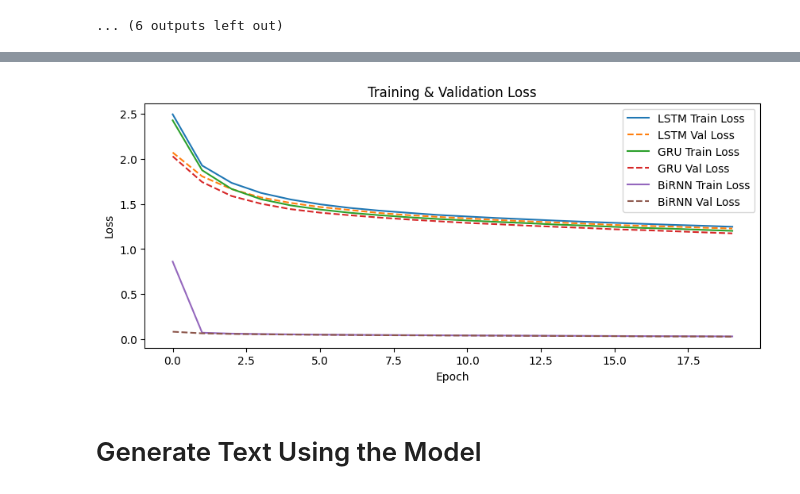
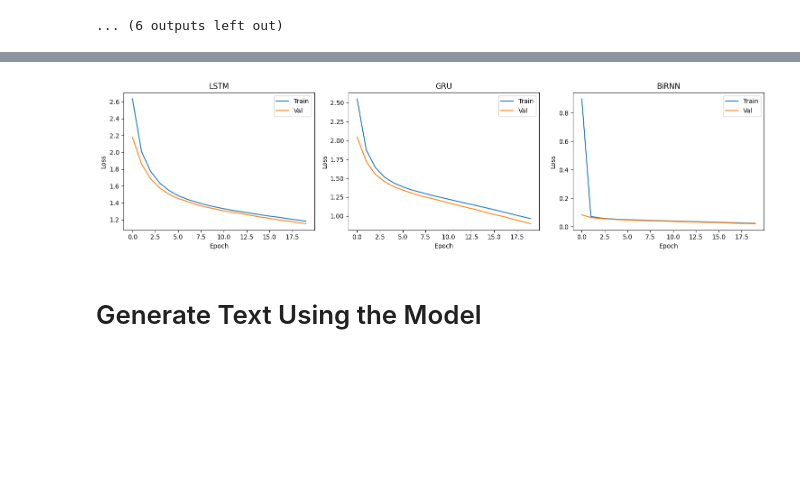
Before and after one commit to FaridaBey/Assignment, a Jupyter notebook: Labs/Lab4/Lab4.ipynb, the cells around one changed output, grey strips where cells are left out. Drawn from its saved outputs; the diff is of its cells as text; code cells hidden in the pictures; blank space fills up the shorter version.

```diff
--- a/Labs/Lab4/Lab4.ipynb
+++ b/Labs/Lab4/Lab4.ipynb
@@ -652,20 +693,18 @@ print(f"Stacked LSTM Training Time: {stacked_time:.2f}s | Avg per epoch: {stacke
-# %%
-import matplotlib.pyplot as plt
-
-def plot_history(histories, labels):
-    plt.figure(figsize=(10, 4))
-    for history, label in zip(histories, labels):
-        plt.plot(history.history['loss'], label=f'{label} Train Loss')
-        plt.plot(history.history['val_loss'], linestyle='--', label=f'{label} Val Loss')
-    plt.xlabel('Epoch')
-    plt.ylabel('Loss')
-    plt.title('Training & Validation Loss')
-    plt.legend()
-    plt.show()
-
-plot_history([history_lstm, history_gru, history_birnn], ['LSTM', 'GRU', 'BiRNN'])
-# %% [output]
-[figure, removed]
+# %%
+fig, axes = plt.subplots(1, 3, figsize=(15, 4))
+
+for ax, history, name in zip(axes, [history_lstm, history_gru, history_birnn], ['LSTM', 'GRU', 'BiRNN']):
+    ax.plot(history.history['loss'], label='Train')
+    ax.plot(history.history['val_loss'], label='Val')
+    ax.set_title(name)
+    ax.set_xlabel('Epoch')
+    ax.set_ylabel('Loss')
+    ax.legend()
+
+plt.tight_layout()
+plt.show()
+# %% [output]
+[figure, added]
 # %% [markdown]
 # Generate Text Using the Model
 # %%
```
Also changed, not shown: parts of 2 cells of this notebook.
